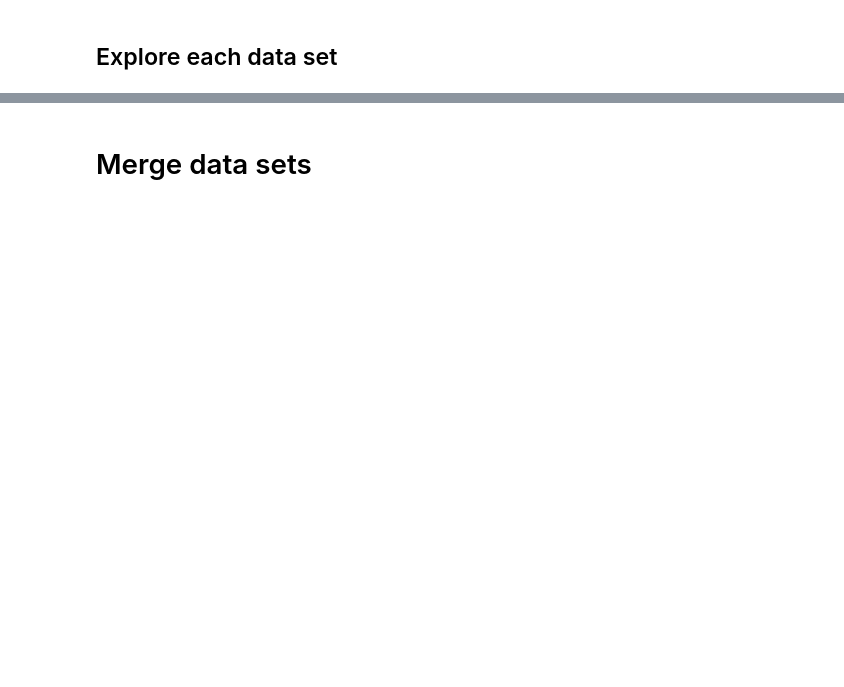
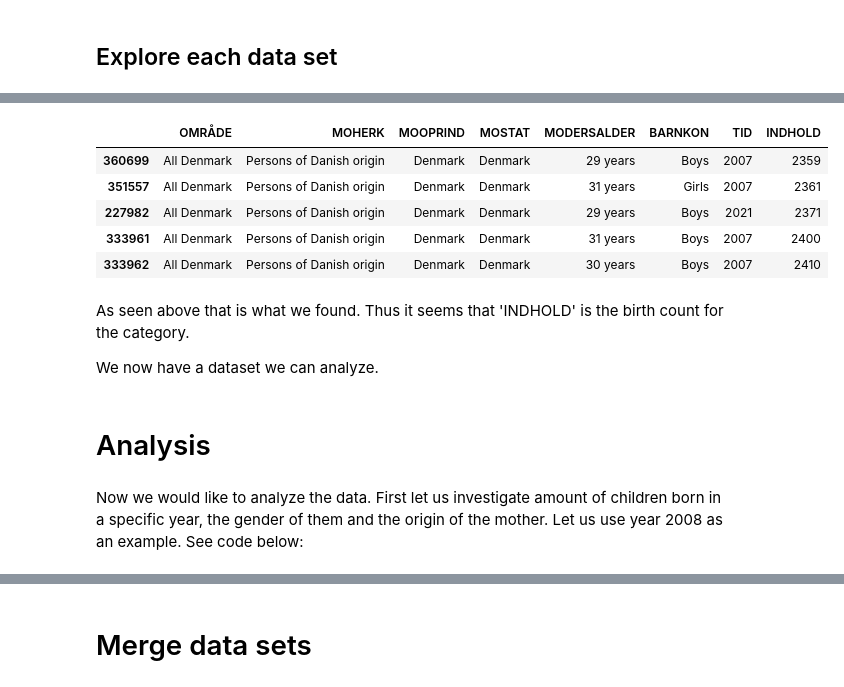
Before and after one commit to NumEconCopenhagen/projects-2023-de-slemme-programmeringsrotter, a Jupyter notebook: dataproject/Oliver.ipynb, the cells around one changed output, grey strips where cells are left out. Drawn from its saved outputs; the diff is of its cells as text; code cells hidden in the pictures; blank space fills up the shorter version.

```diff
--- a/dataproject/Oliver.ipynb
+++ b/dataproject/Oliver.ipynb
@@ -125,0 +144,18 @@ inc_api.head(5)
+# %%
+inc_api.sort_values(by=['INDHOLD'], inplace=True)
+inc_api.tail(5)
+# %% [output]
+|  | OMRÅDE | MOHERK | MOOPRIND | MOSTAT | MODERSALDER | BARNKON | TID | INDHOLD |
+| 360699 | All Denmark | Persons of Danish origin | Denmark | Denmark | 29 years | Boys | 2007 | 2359 |
+| 351557 | All Denmark | Persons of Danish origin | Denmark | Denmark | 31 years | Girls | 2007 | 2361 |
+| 227982 | All Denmark | Persons of Danish origin | Denmark | Denmark | 29 years | Boys | 2021 | 2371 |
+| 333961 | All Denmark | Persons of Danish origin | Denmark | Denmark | 31 years | Boys | 2007 | 2400 |
+| 333962 | All Denmark | Persons of Danish origin | Denmark | Denmark | 30 years | Boys | 2007 | 2410 |
+# %% [markdown]
+As seen above that is what we found. Thus it seems that 'INDHOLD' is the birth count for the category.
+
+We now have a dataset we can analyze.
+# %% [markdown]
+# Analysis
+# %% [markdown]
+Now we would like to analyze the data. First let us investigate amount of children born in a specific year, the gender of them and the origin of the mother. Let us use year 2008 as an example. See code below:
```
Also changed, not shown: parts of 20 cells of this notebook.
